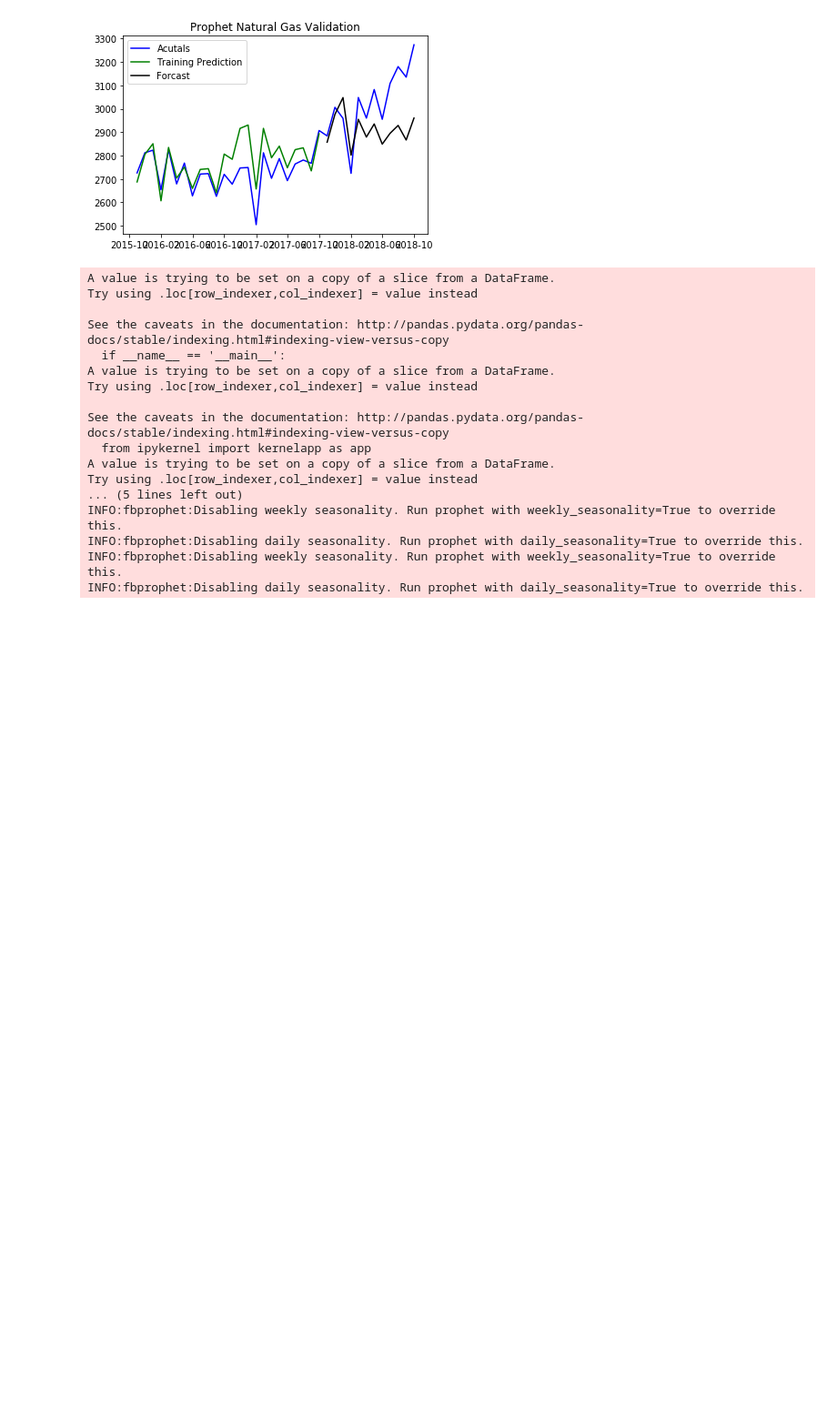
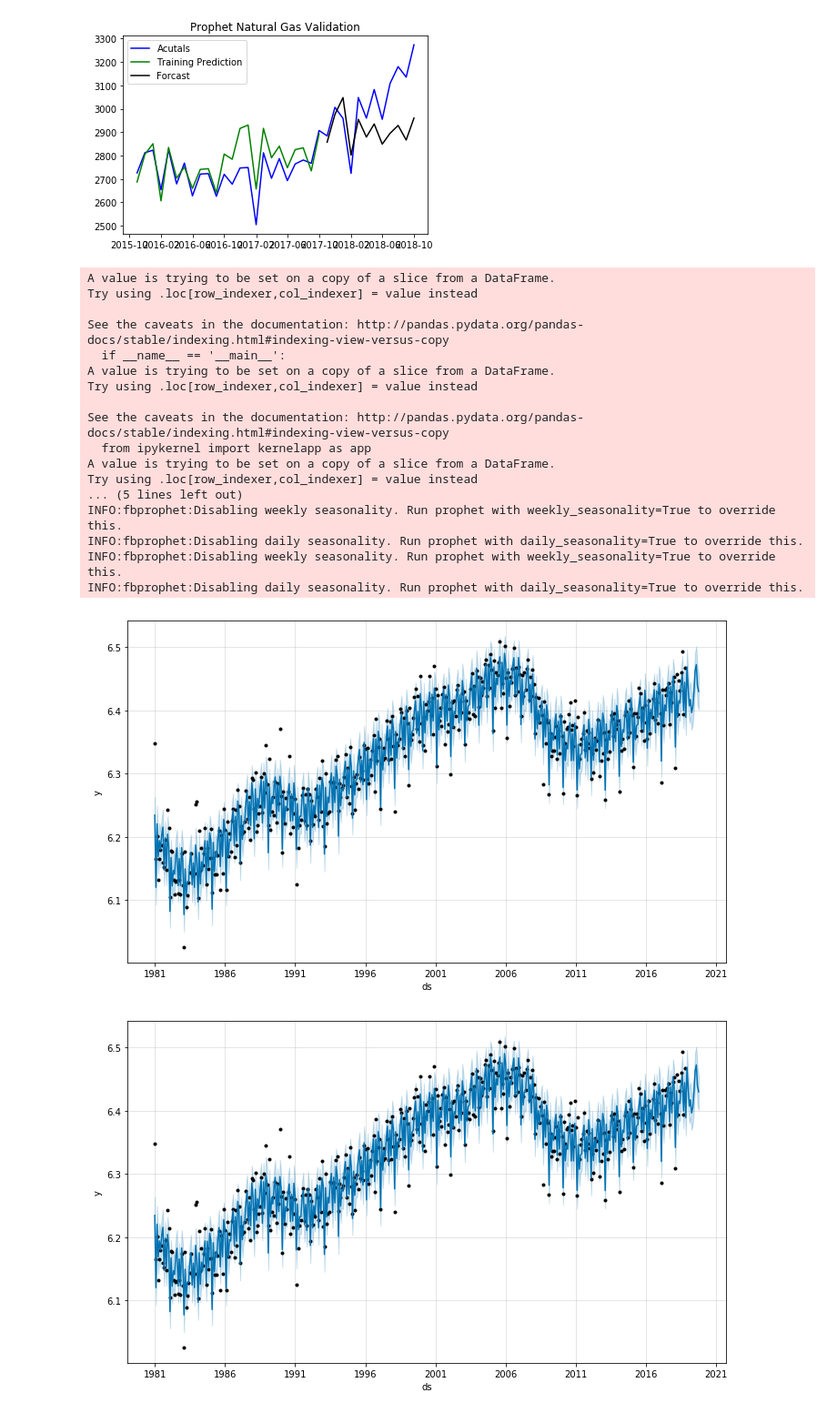
Before and after one commit to Thomas-Brennan-FHR/Prophet, a Jupyter notebook: Prophet/Prophet.ipynb, the cells around one changed output. Shown at 91% size. Drawn from its saved outputs; the diff is of its cells as text; code cells hidden in the pictures; blank space fills up the shorter version.

```diff
--- a/Prophet/Prophet.ipynb
+++ b/Prophet/Prophet.ipynb
@@ -194,3 +194,8 @@ forcasts = pd.concat([energy_data[['National Avg Temp (F)', 'NG ($/MSCF)',
        'U.S. Natural Usage (BCF)']],petroleum_forcast['petroleum_forcast'],electrical_forcast['electrical_forcast'],natgas_forcast['natgas_forcast'],natgas_forcast['ds']], axis=1, sort=False)
 # %%
 forcasts.to_csv('Prophet_Forcasts.csv')
+# %%
+petroleum_model.plot(petroleum_forcast,uncertainty=True)
+# %% [output]
+[figure, added]
+[figure, added]
```
Also changed, not shown: parts of 1 cell of this notebook.
